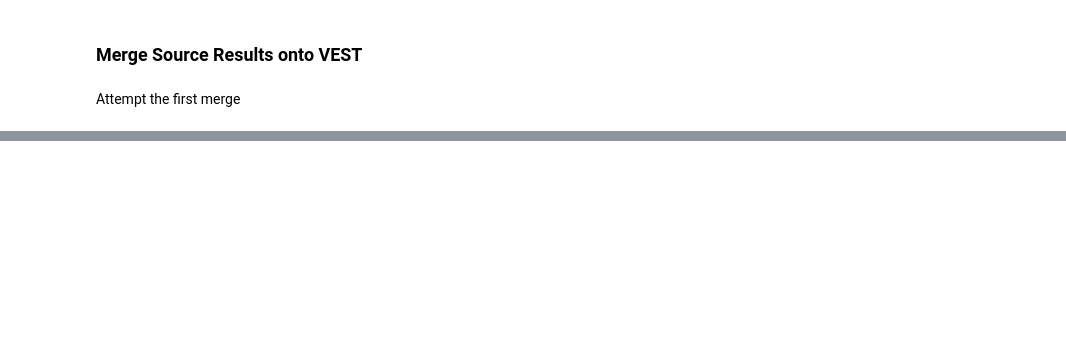
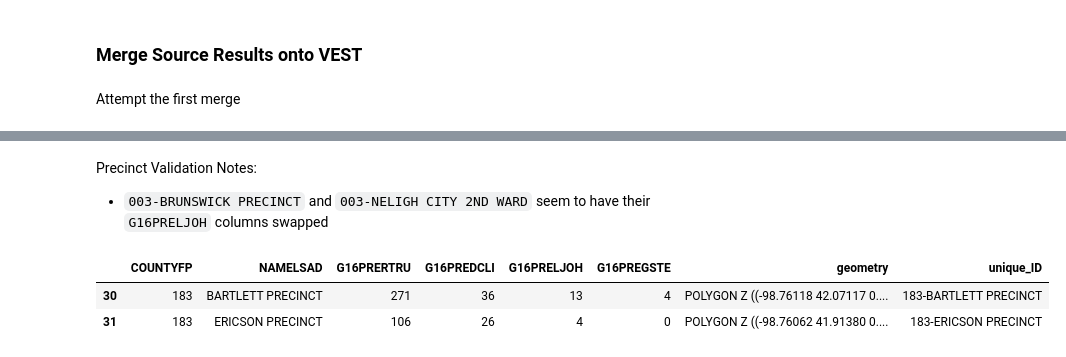
Before and after one commit to nonpartisan-redistricting-datahub/pdv-ne, a Jupyter notebook: vest-ne-2016/vest-ne-2016-validation.ipynb, the cells around one changed output, grey strips where cells are left out. Saved outputs shown, nothing was run; the diff lists cells and outputs as text; code cells hidden in the pictures; blank space fills up the shorter version.

```diff
--- a/vest-ne-2016/vest-ne-2016-validation.ipynb
+++ b/vest-ne-2016/vest-ne-2016-validation.ipynb
@@ -12,6 +12,8 @@ import re
 
 from shapely.geometry import Polygon
 from shapely.ops import cascaded_union
+
+pd.set_option('display.max_rows', 200)
 # %% [markdown]
 # VEST NE 2016
 
@@ -678,0 +692,9 @@ ne_2016_df[ne_2016_df.duplicated(['unique_ID'])]
+# %% [markdown]
+Precinct Validation Notes:
+- `003-BRUNSWICK PRECINCT` and `003-NELIGH CITY 2ND WARD` seem to have their `G16PRELJOH` columns swapped
+# %%
+vest_ne_2016.loc[vest_ne_2016['COUNTYFP'] == '183']
+# %% [output]
+|  | COUNTYFP | NAMELSAD | G16PRERTRU | G16PREDCLI | G16PRELJOH | G16PREGSTE | geometry | unique_ID |
+| 30 | 183 | BARTLETT PRECINCT | 271 | 36 | 13 | 4 | POLYGON Z ((-98.76118 42.07117 0.... | 183-BARTLETT PRECINCT |
+| 31 | 183 | ERICSON PRECINCT | 106 | 26 | 4 | 0 | POLYGON Z ((-98.76062 41.91380 0.... | 183-ERICSON PRECINCT |
```
Also changed, not shown: parts of 37 cells of this notebook, 2 other files.
